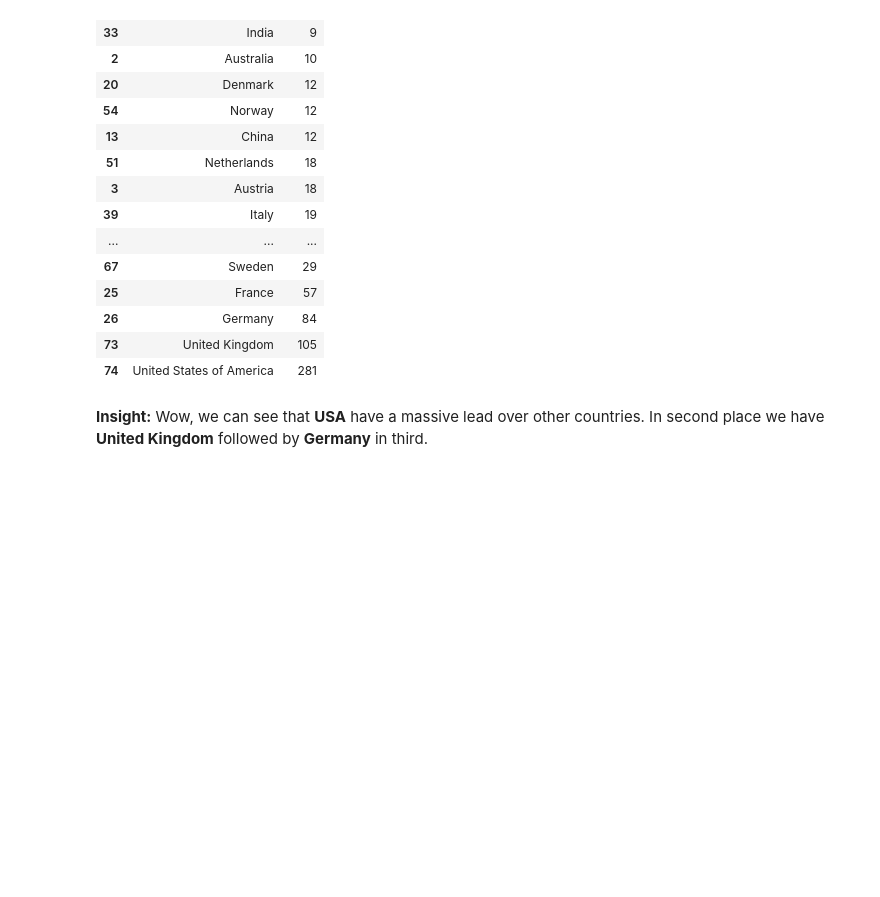
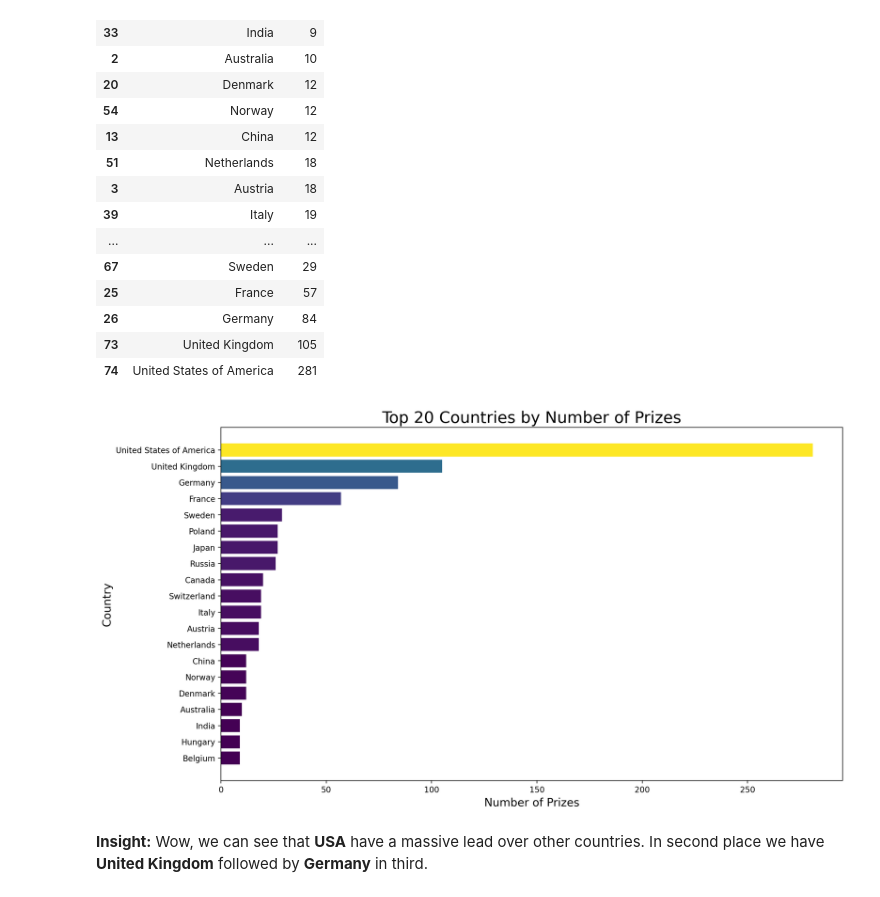
Before and after one commit to Toya-33/Data-Project-Python, a Jupyter notebook: Nobel Prize Analysis/Nobel_Prize_Analysis.ipynb, the cells around one changed output. Saved outputs shown, nothing was run; the diff lists cells and outputs as text; code cells hidden in the pictures; blank space fills up the shorter version.

```diff
--- a/Nobel Prize Analysis/Nobel_Prize_Analysis.ipynb
+++ b/Nobel Prize Analysis/Nobel_Prize_Analysis.ipynb
@@ -511,3 +494,19 @@ h_bar.show()
+# %%
+cmap = plt.cm.viridis
+norm = matplotlib.colors.Normalize(vmin=top20_countries.prize.min(), vmax=top20_countries.prize.max())
+
+plt.figure(figsize=(14,8), dpi=200)
+plt.title('Top 20 Countries by Number of Prizes', fontsize=20)
+plt.xlabel("Number of Prizes", fontsize=14)
+plt.ylabel("Country",  fontsize=14)
+plt.barh(
+    top20_countries.birth_country_current,
+    top20_countries.prize,
+    color=cmap(norm(top20_countries.prize))
+)
+plt.show()
+# %% [output]
+[figure, added]
 # %% [markdown]
 **Insight:** Wow, we can see that **USA** have a massive lead over other countries. In second place we have **United Kingdom** followed by **Germany** in third.
 # %% [markdown]
```
Also changed, not shown: parts of 19 cells of this notebook.
